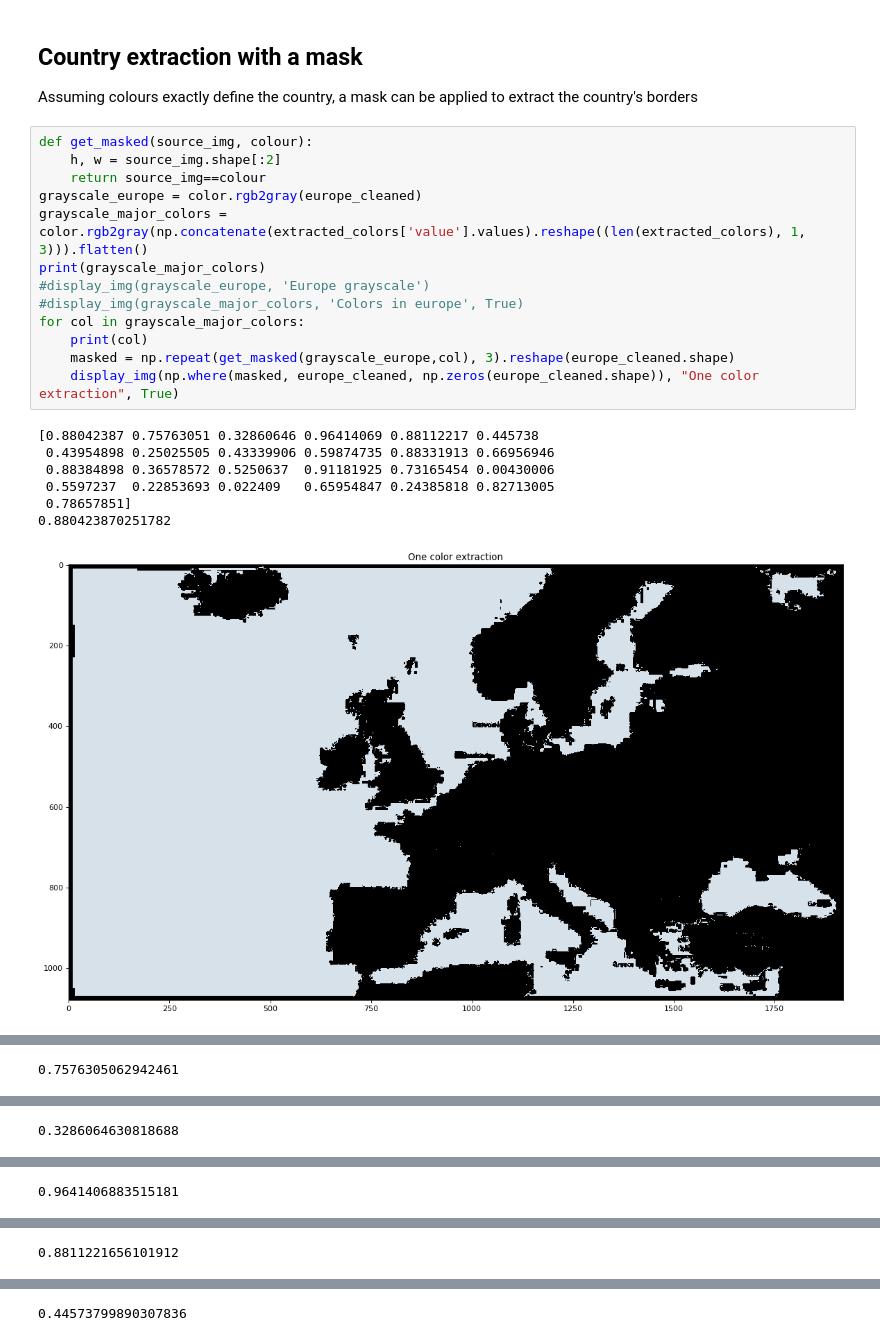
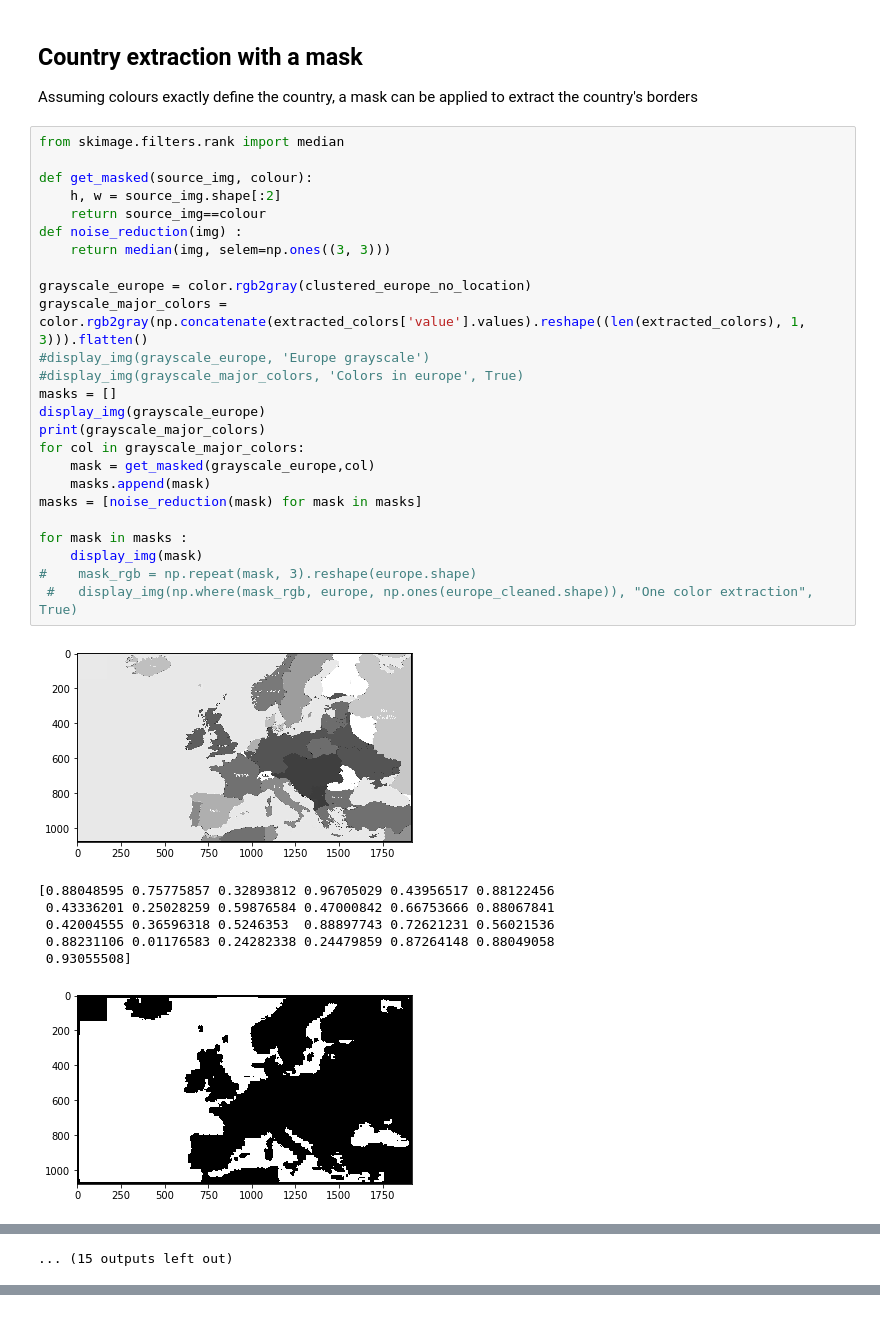
Before and after one commit to cadoman/map-parser, a Jupyter notebook: notebooks/polygon_extraction.ipynb, the cells around one changed output, grey strips where cells are left out. Saved outputs shown, nothing was run; the diff lists cells and outputs as text.

```diff
--- a/notebooks/polygon_extraction.ipynb
+++ b/notebooks/polygon_extraction.ipynb
@@ -120,23 +206,35 @@ Clipping input data to the valid range for imshow with RGB data ([0..1] for floa
 ## Country extraction with a mask
 Assuming colours exactly define the country, a mask can be applied to extract the country's borders
 # %%
+from skimage.filters.rank import median
+
 def get_masked(source_img, colour):
     h, w = source_img.shape[:2]
     return source_img==colour
-grayscale_europe = color.rgb2gray(europe_cleaned)
+def noise_reduction(img) :
+    return median(img, selem=np.ones((3, 3)))
+
+grayscale_europe = color.rgb2gray(clustered_europe_no_location)
 grayscale_major_colors = color.rgb2gray(np.concatenate(extracted_colors['value'].values).reshape((len(extracted_colors), 1, 3))).flatten()
-print(grayscale_major_colors)
 #display_img(grayscale_europe, 'Europe grayscale')
 #display_img(grayscale_major_colors, 'Colors in europe', True)
+masks = []
+display_img(grayscale_europe)
+print(grayscale_major_colors)
 for col in grayscale_major_colors:
-    print(col)
-    masked = np.repeat(get_masked(grayscale_europe,col), 3).reshape(europe_cleaned.shape)
-    display_img(np.where(masked, europe_cleaned, np.zeros(europe_cleaned.shape)), "One color extraction", True)
+    mask = get_masked(grayscale_europe,col)
+    masks.append(mask)
+masks = [noise_reduction(mask) for mask in masks]
+
+for mask in masks :
+    display_img(mask)
+#    mask_rgb = np.repeat(mask, 3).reshape(europe.shape)
+ #   display_img(np.where(mask_rgb, europe, np.ones(europe_cleaned.shape)), "One color extraction", True)
 # %% [output]
+[figure, new version]
-[0.88042387 0.75763051 0.32860646 0.96414069 0.88112217 0.445738
- 0.43954898 0.25025505 0.43339906 0.59874735 0.88331913 0.66956946
- 0.88384898 0.36578572 0.5250637  0.91181925 0.73165454 0.00430006
- 0.5597237  0.22853693 0.022409   0.65954847 0.24385818 0.82713005
- 0.78657851]
-0.880423870251782
+[0.88048595 0.75775857 0.32893812 0.96705029 0.43956517 0.88122456
+ 0.43336201 0.25028259 0.59876584 0.47000842 0.66753666 0.88067841
+ 0.42004555 0.36596318 0.5246353  0.88897743 0.72621231 0.56021536
+ 0.88231106 0.01176583 0.24282338 0.24479859 0.87264148 0.88049058
+ 0.93055508]
-[figure, old version]
+[figure, new version]
@@ -143 +250 @@ for col in grayscale_major_colors:
-0.7576305062942461
+... (15 outputs left out)
@@ -145 +250,0 @@ for col in grayscale_major_colors:
-0.3286064630818688
@@ -147 +250,0 @@ for col in grayscale_major_colors:
-0.9641406883515181
@@ -149 +250,0 @@ for col in grayscale_major_colors:
-0.8811221656101912
@@ -151 +250,0 @@ for col in grayscale_major_colors:
-0.44573799890307836
```
Also changed, not shown: parts of 16 cells of this notebook.
